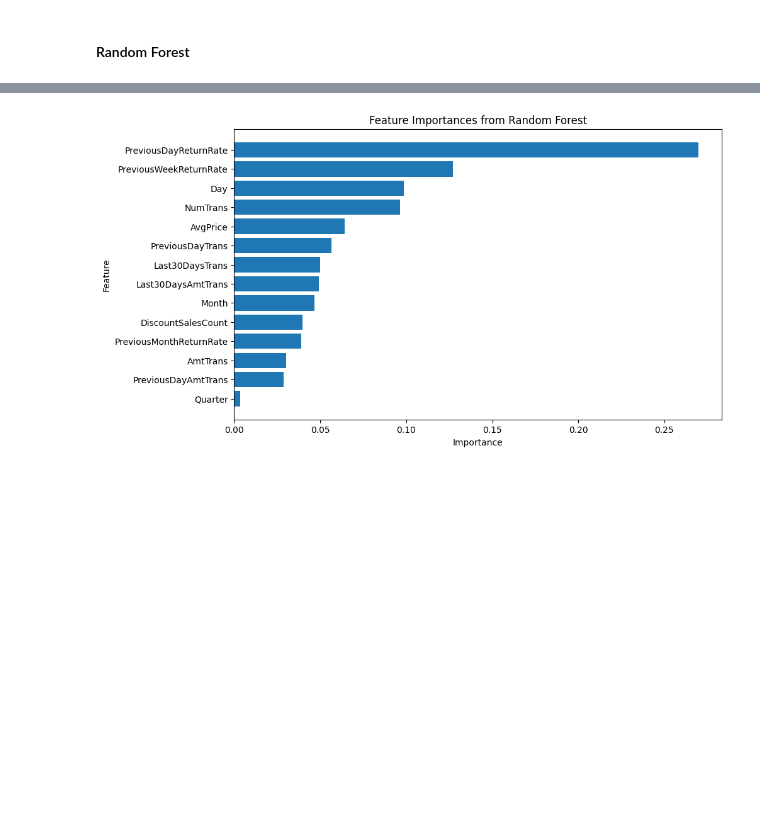
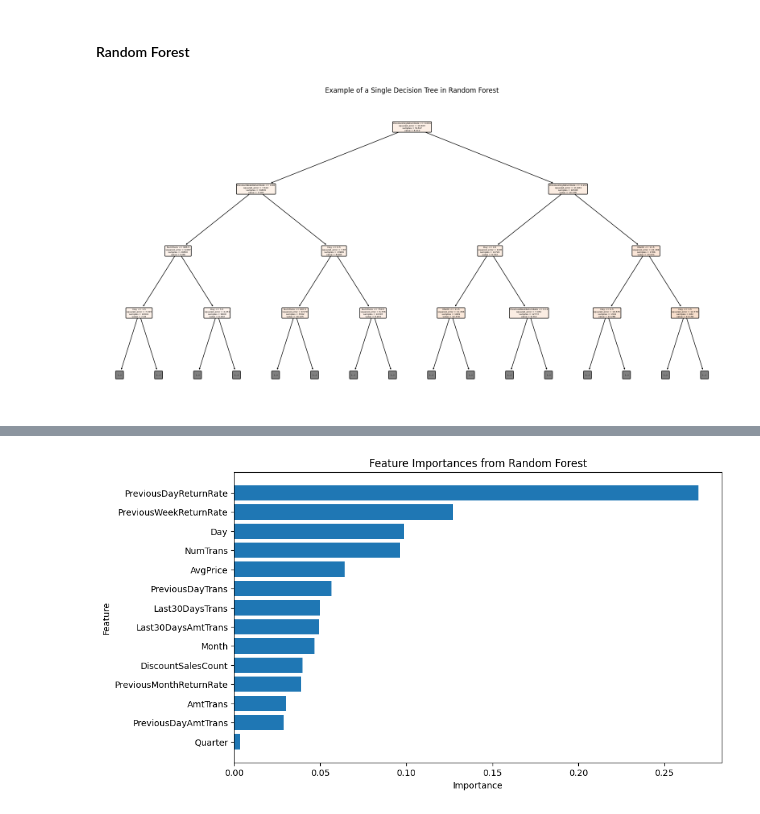
Before and after one commit to MSIA/MLDS400_group014, a Jupyter notebook: modeling/modelings.ipynb, the cells around one changed output, grey strips where cells are left out. Saved outputs shown, nothing was run; the diff lists cells and outputs as text; code cells hidden in the pictures; blank space fills up the shorter version.

```diff
--- a/modeling/modelings.ipynb
+++ b/modeling/modelings.ipynb
@@ -103,6 +126,17 @@ y_pred = rf.predict(X_test)
 # Calculate the Mean Squared Error
 test_mse = mean_squared_error(y_test, y_pred)
 train_mse = mean_squared_error(y_train, rf.predict(X_train))
+# %%
+from sklearn.tree import plot_tree
+
+# Visualizing only one decision tree
+plt.figure(figsize=(20,10))
+tree = rf.estimators_[0]  # Selecting the first tree
+plot_tree(tree, filled=True, feature_names=X_train.columns, rounded=True, max_depth=3)  # Limit the depth for simplicity
+plt.title("Example of a Single Decision Tree in Random Forest")
+plt.show()
+# %% [output]
+[figure, added]
 # %%
 print("Training MSE for Random Forest is", train_mse)
 print("Test MSE for Random Forest is", test_mse)
```
Also changed, not shown: parts of 12 cells of this notebook.
